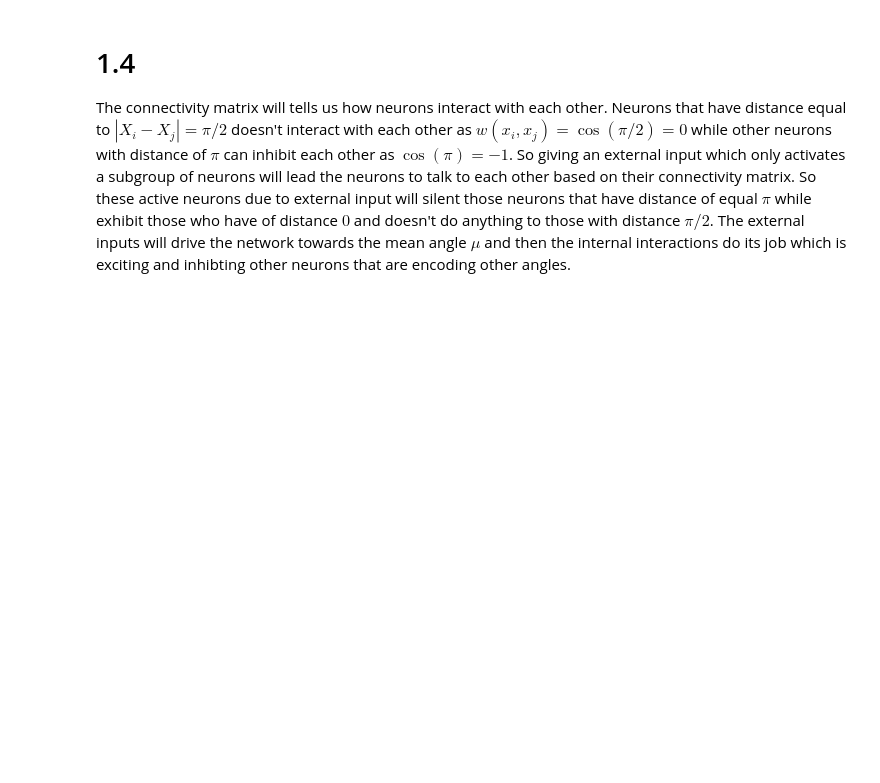
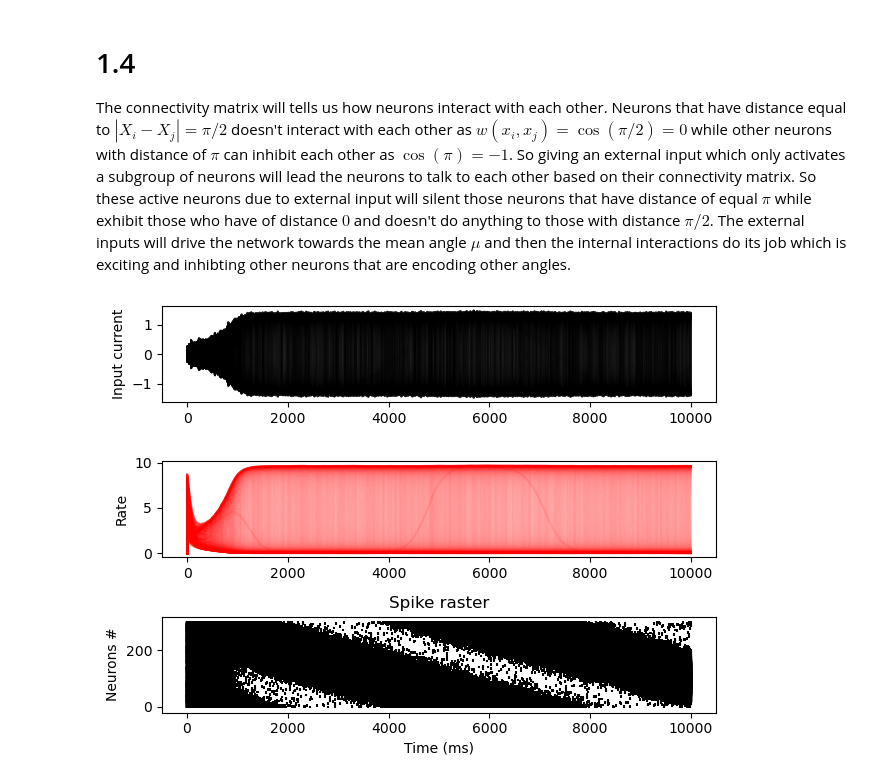
Before and after one commit to nosratullah/path_integration, a Jupyter notebook: attractors.ipynb, the cells around one changed output. Drawn from its saved outputs; the diff is of its cells as text; code cells hidden in the pictures; blank space fills up the shorter version.

```diff
--- a/attractors.ipynb
+++ b/attractors.ipynb
@@ -395,3 +395,50 @@ plt.colorbar()
 The connectivity matrix will tells us how neurons interact with each other. Neurons that have distance equal to $|X_i - X_j| = \pi/2$ doesn't interact with each other as $w(x_i,x_j)=\cos(\pi/2)=0$ while other neurons with distance of $\pi$ can inhibit each other as $\cos(\pi)=-1$.
 So giving an external input which only activates a subgroup of neurons will lead the neurons to talk to each other based on their connectivity matrix. So these active neurons due to external input will silent those neurons that have distance of equal $\pi$ while exhibit those who have of distance $0$ and doesn't do anything to those with distance $\pi/2$.
 The external inputs will drive the network towards the mean angle $\mu$ and then the internal interactions do its job which is exciting and inhibting other neurons that are encoding other angles.
+# %%
+T = 1000 # ms
+dt = .1 # ms
+N = 300
+X = np.linspace(0, 2 * np.pi, N)
+X1 = np.linspace(0, 2 * np.pi, N) + np.pi/30
+I = np.zeros((N, int(T/dt)))
+h = np.random.uniform(0, 1, (N, int(T/dt)))
+tau = 10 # ms
+R = 1 # Ohm # needs to be asked on the units
+r0 = 10 # mHz
+alpha = 2 # mV^-1
+beta = .5 # mV
+# h = np.zeros((N, int(T/dt)))
+spikes = np.zeros((N, int(T/dt)))
+rate = np.zeros((N, int(T/dt)))
+m_cos = 0
+m_sin = 0
+
+# spikes = np.random.binomial(1, np.ones(N) * dt, (N, int(T/dt)))
+# h = np.random.normal(0, 1, (N, int(T/dt)))
+for t in range(1, int(T/dt)):
+    I[:, t] = J * (np.cos(X1) * m_cos + np.sin(X1) * m_sin)
+    h[:, t] = h[:, t-1] + dt * dhdt(h[:, t-1], I[:, t-1], tau, R)
+    rate[:, t] = r0 * transfer(h[:, t], alpha, beta)
+    spikes[:, t] = np.random.binomial(1, rate[:, t] * dt)
+    m_cos = np.mean(np.cos(X) * spikes[:, t])
+    m_sin = np.mean(np.sin(X) * spikes[:, t])
+
+# figure = plt.figure(figsize=(10, 5))
+plt.subplot(311)
+plt.plot(I.T, color = 'black', alpha = .1)
+plt.ylabel('Input current')
+plt.subplot(312)
+plt.plot(rate.T, color = 'red', alpha = .1)
+plt.ylabel('Rate')
+plt.subplot(313)
+# plotting the spike raster
+for n in range(N):
+    spikes_n = np.where(spikes[n, :])[0]
+    plt.vlines(spikes_n, n-.5e1, n+.5e1, color='black')
+plt.xlabel('Time (ms)')
+plt.ylabel('Neurons #')
+plt.title('Spike raster')
+plt.tight_layout()
+# %% [output]
+[figure, added]
```
Also changed, not shown: parts of 14 cells of this notebook.
